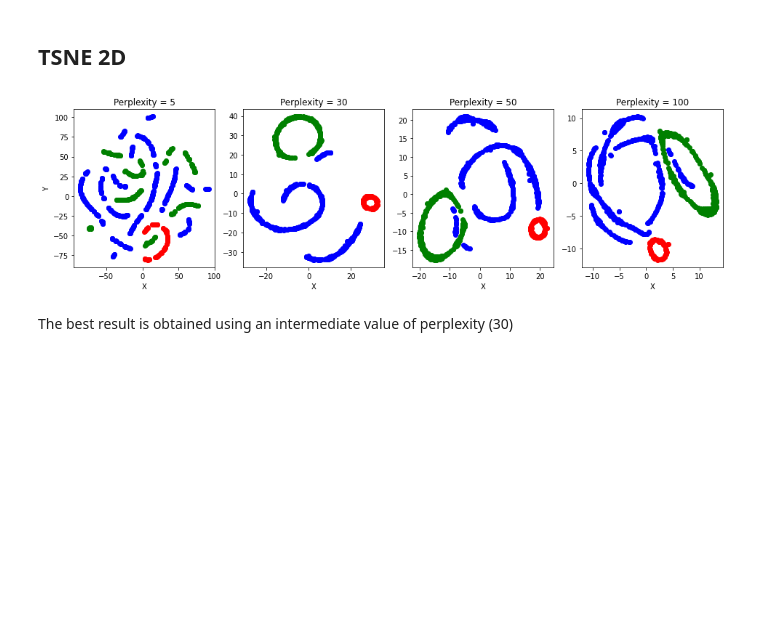
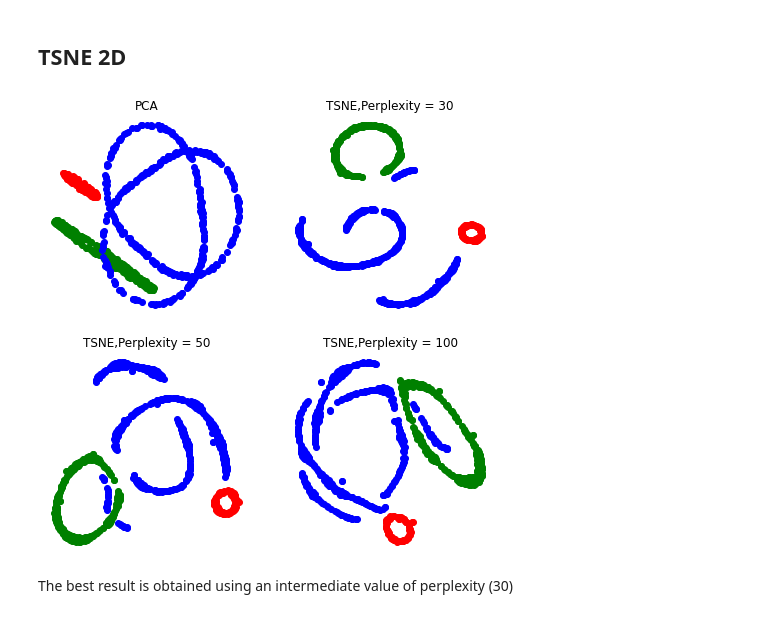
Before and after one commit to LorenzoBuriola/LoCP_moduleB, a Jupyter notebook: Week4/FPGheArt_exercise4.ipynb, the cells around one changed output. Cells and saved outputs as stored; diff of their text form; code cells hidden in the pictures; blank space fills up the shorter version.

```diff
--- a/Week4/FPGheArt_exercise4.ipynb
+++ b/Week4/FPGheArt_exercise4.ipynb
@@ -103,21 +103,29 @@ for i in perplexities:
 # %%
 np.random.seed(12345)
 
-fig,ax = plt.subplots(1,4,figsize = (16,4))
+fig,ax = plt.subplots(2,2,figsize = (8,8))
 
 
-for i in range(4):
+ax = ax.flatten()
 
+for i in range(1,4):
+    ax[i].axis("off")
     ax[i].scatter(data_embedded_list[i][:80,0], data_embedded_list[i][:80,1], marker='o', color = 'red')
     ax[i].scatter(data_embedded_list[i][80:320,0], data_embedded_list[i][80:320,1], marker='o', color = 'green')
     ax[i].scatter(data_embedded_list[i][320:,0], data_embedded_list[i][320:,1], marker='o', color = 'blue')
     ax[i].set_xlabel('X')
-    ax[i].set_title(f"Perplexity = {perplexities[i]}")
+    ax[i].set_title(f"TSNE,Perplexity = {perplexities[i]}")
 
+ax[0].axis("off")
+ax[0].scatter(data_pca_twodim[:80,0], data_pca_twodim[:80,1] ,color = 'red')
+ax[0].scatter(data_pca_twodim[80:320,0], data_pca_twodim[80:320,1] ,color = 'green')
+ax[0].scatter(data_pca_twodim[320:,0], data_pca_twodim[320:,1], color = 'blue')
 ax[0].set_ylabel('Y')
+ax[0].set_title(f"PCA")
+plt.savefig("tsne_multipleperplexities.pdf")
 plt.show()
 # %% [output]
-[figure, old version]
+[figure, new version]
 # %% [markdown]
 The best result is obtained using an intermediate value of perplexity (30)
 # %% [markdown]
```
Also changed, not shown: parts of 29 cells of this notebook.
